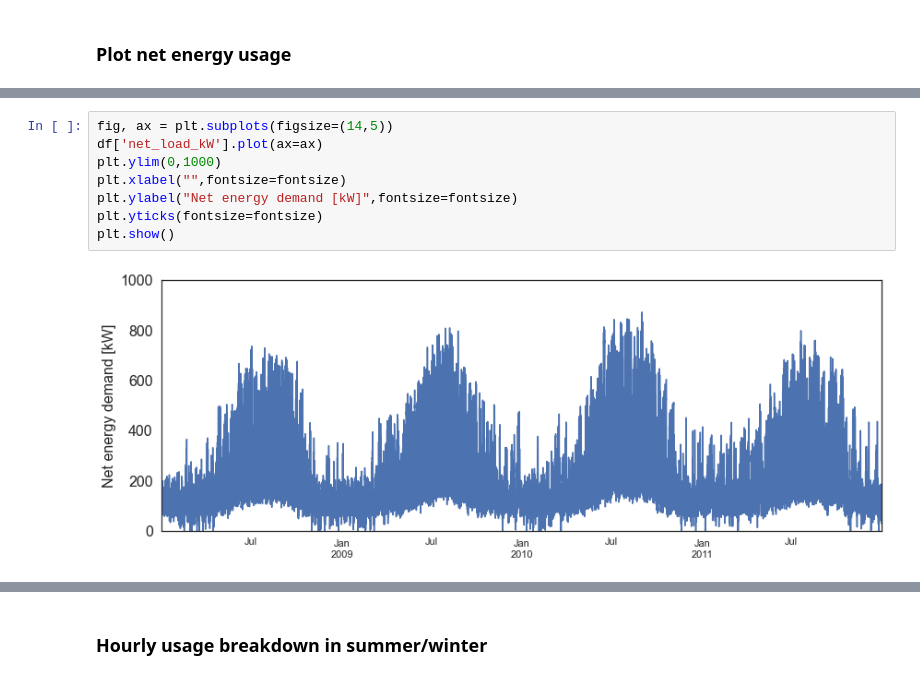
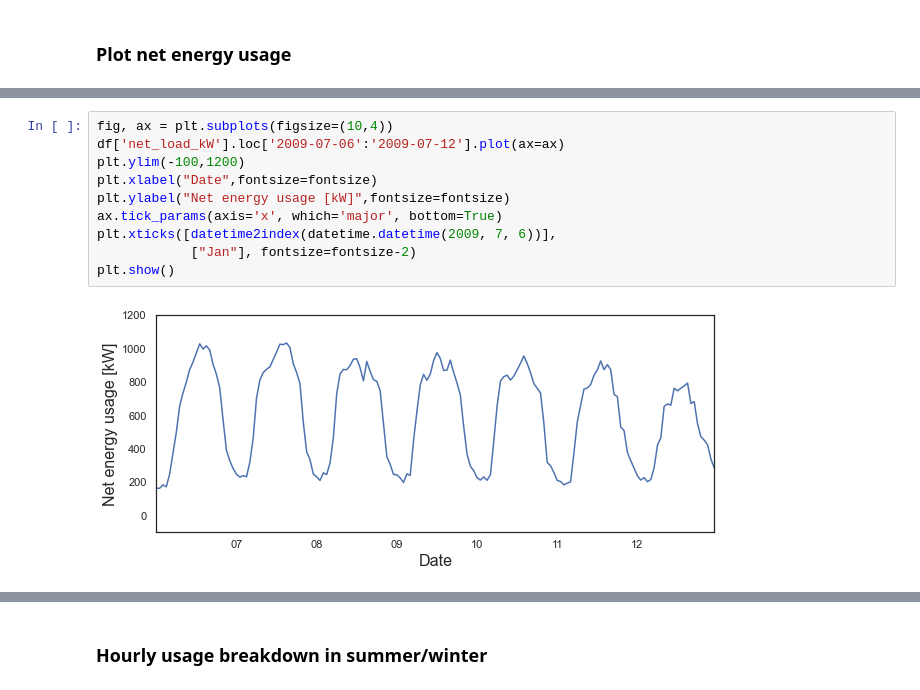
Before and after one commit to erickCantu/TheGreenCitySolutionsGroup, a Jupyter notebook: notebooks/EDA_data_visualization.ipynb, the cells around one changed output, grey strips where cells are left out. Cells and saved outputs as stored; diff of their text form.

Commit message:
plots with ticks

```diff
--- a/notebooks/EDA_data_visualization.ipynb
+++ b/notebooks/EDA_data_visualization.ipynb
@@ -130,10 +139,12 @@ plt.show()
 # %%
-fig, ax = plt.subplots(figsize=(14,5))
-df['net_load_kW'].plot(ax=ax)
-plt.ylim(0,1000)
-plt.xlabel("",fontsize=fontsize)
-plt.ylabel("Net energy demand [kW]",fontsize=fontsize)
-plt.yticks(fontsize=fontsize)
+fig, ax = plt.subplots(figsize=(10,4))
+df['net_load_kW'].loc['2009-07-06':'2009-07-12'].plot(ax=ax)
+plt.ylim(-100,1200)
+plt.xlabel("Date",fontsize=fontsize)
+plt.ylabel("Net energy usage [kW]",fontsize=fontsize)
+ax.tick_params(axis='x', which='major', bottom=True)
+plt.xticks([datetime2index(datetime.datetime(2009, 7, 6))],
+            ["Jan"], fontsize=fontsize-2)
 plt.show()
 # %% [output]
-[figure, old version]
+[figure, new version]
```
Also changed, not shown: parts of 12 cells of this notebook.
